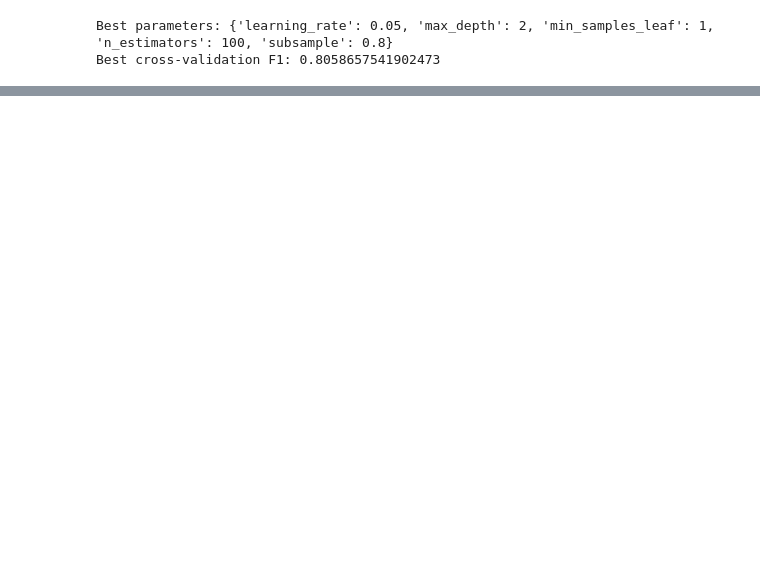
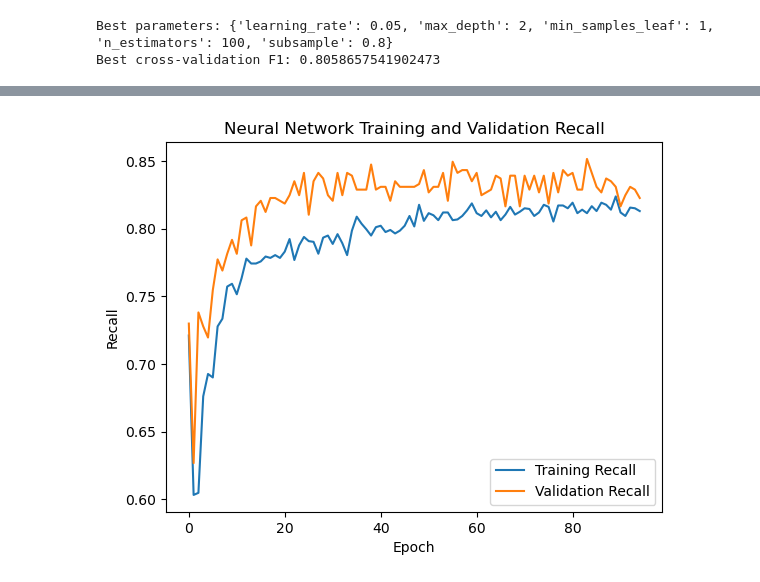
Before and after one commit to dsnyder1974/Code_Analysis, a Jupyter notebook: Code_Analysis.ipynb, the cells around one changed output, grey strips where cells are left out. Saved outputs shown, nothing was run; the diff lists cells and outputs as text; code cells hidden in the pictures; blank space fills up the shorter version.

```diff
--- a/Code_Analysis.ipynb
+++ b/Code_Analysis.ipynb
@@ -496,0 +670,20 @@ comparison_df
+# %%
+# Stop training when validation loss stops improving and restore the best weights
+early_stopping = tf.keras.callbacks.EarlyStopping(
+    monitor="val_loss",
+    patience=10,
+    restore_best_weights=True
+)
+
+nn_history = nn_model.fit(
+    X_nn_train_scaled,
+    y_nn_train_array,
+    validation_data=(
+        X_nn_val_scaled,
+        y_nn_val_array
+    ),
+    epochs=100,
+    batch_size=32,
+    callbacks=[early_stopping],
+    verbose=1
+)
@@ -496,0 +759,19 @@ comparison_df
+# %%
+# Compare training and validation recall to watch for overfitting
+plt.plot(
+    nn_history.history["recall"],
+    label="Training Recall"
+)
+
+plt.plot(
+    nn_history.history["val_recall"],
+    label="Validation Recall"
+)
+
+plt.xlabel("Epoch")
+plt.ylabel("Recall")
+plt.title("Neural Network Training and Validation Recall")
+plt.legend()
+plt.show()
+# %% [output]
+[figure, added]
```
Also changed, not shown: parts of 92 cells of this notebook, 4 other files.
